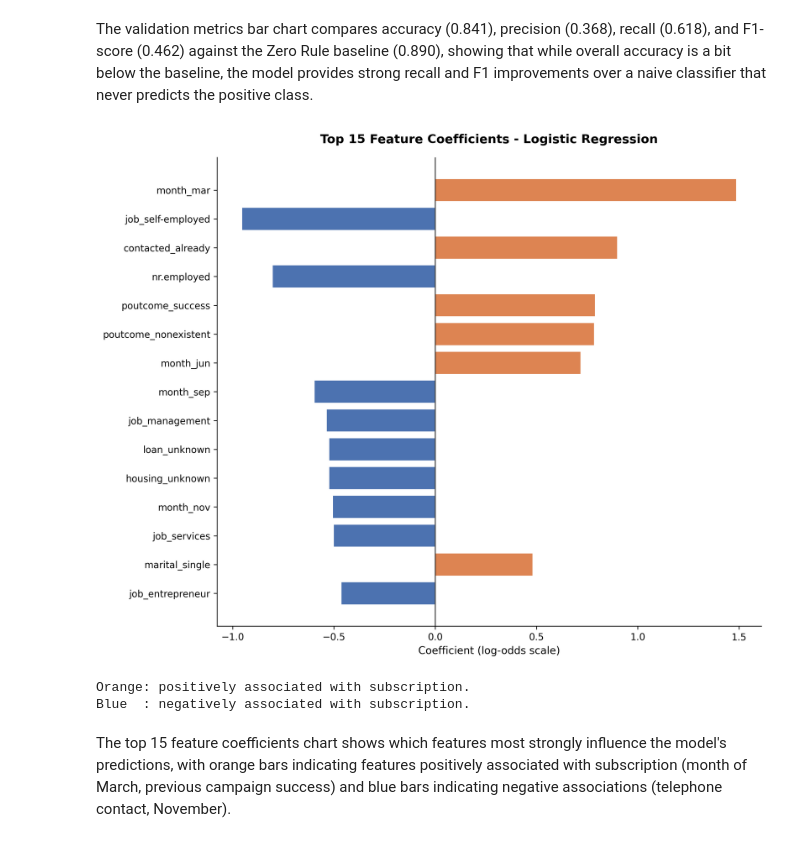
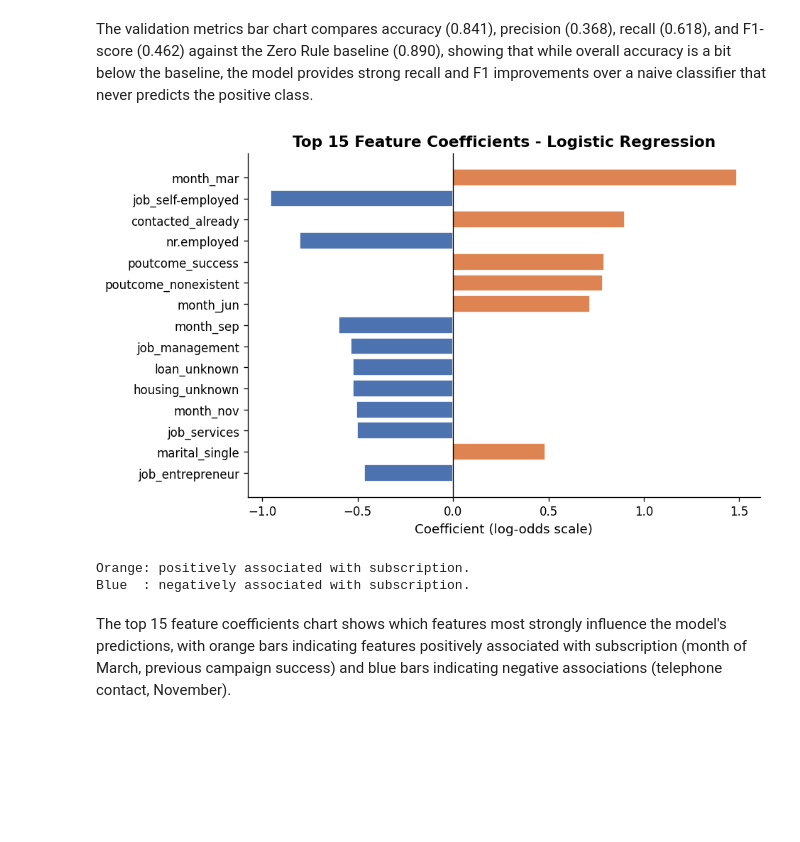
Before and after one commit to alex10020/ML-fundamentals-2026, a Jupyter notebook: assignment_1_Alexander_Glapiak.ipynb, the cells around one changed output. Cells and saved outputs as stored; diff of their text form; code cells hidden in the pictures; blank space fills up the shorter version.

```diff
--- a/assignment_1_Alexander_Glapiak.ipynb
+++ b/assignment_1_Alexander_Glapiak.ipynb
@@ -770,39 +770,25 @@ plt.show()
 # %% [markdown]
 The validation metrics bar chart compares accuracy (0.841), precision (0.368), recall (0.618), and F1-score (0.462) against the Zero Rule baseline (0.890), showing that while overall accuracy is a bit below the baseline, the model provides strong recall and F1 improvements over a naive classifier that never predicts the positive class.
 # %%
-import matplotlib.pyplot as plt
-from IPython.display import Image, display
-
 coef_df = pd.DataFrame({
     'Feature': X_train_fs.columns,
     'Coefficient': lr.coef_[0]
 }).sort_values('Coefficient', key=abs, ascending=False).head(15)
 
-fig, ax = plt.subplots(figsize=(10, 8)) # Increased height a bit more for 15 bars
-
+fig, ax = plt.subplots(figsize=(8, 5))
 colors_coef = [PALETTE[1] if c > 0 else PALETTE[0] for c in coef_df['Coefficient']]
 ax.barh(coef_df['Feature'], coef_df['Coefficient'],
         color=colors_coef, edgecolor='white')
 ax.axvline(0, color='black', linewidth=0.8)
-
-ax.set_title('Top 15 Feature Coefficients - Logistic Regression', fontweight='bold', pad=15)
+ax.set_title('Top 15 Feature Coefficients - Logistic Regression', fontweight='bold')
 ax.set_xlabel('Coefficient (log-odds scale)')
 ax.invert_yaxis()
-
 plt.tight_layout()
-
-plt.savefig('coef_plot.png', bbox_inches='tight', facecolor='white', dpi=300)
-
-plt.close()
-
-display(Image('coef_plot.png'))
-
+plt.show()
 print('Orange: positively associated with subscription.')
 print('Blue  : negatively associated with subscription.')
-#Use of Claude to refractor the code to make it work when exporting, my code is
-#written down below
 # %% [output]
-[figure, old version]
+[figure, new version]
 Orange: positively associated with subscription.
 Blue  : negatively associated with subscription.
 # %% [markdown]
```
Also changed, not shown: parts of 14 cells of this notebook.
